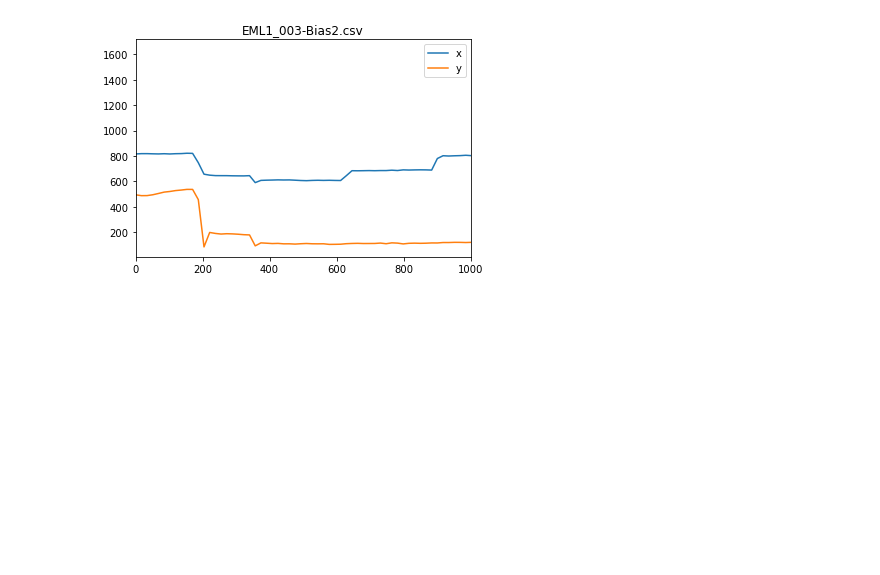
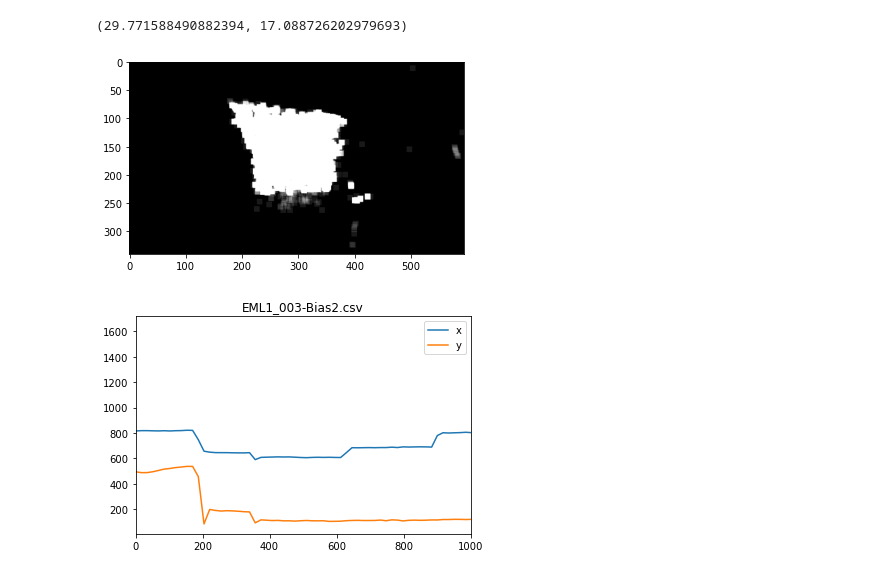
Before and after one commit to rosyvs/DeepGaze, a Jupyter notebook: notebooks/data_loading.ipynb, the cells around one changed output. Drawn from its saved outputs; the diff is of its cells as text; code cells hidden in the pictures; blank space fills up the shorter version.

Commit message:
done with loading data and train code

```diff
--- a/notebooks/data_loading.ipynb
+++ b/notebooks/data_loading.ipynb
@@ -10,7 +11,7 @@ from dataloader import gaze_loader
 # %%
-data_folder = Path("/Users/rickgentry/emotive_lab/eyemind/data")
+data_folder = Path("../data").resolve()
 cols = ['ParticipantID','XAvg','YAvg','event','tSample']
-gaze_df = pd.read_csv(Path(data_folder,"EML1_003.csv"), usecols=cols)
+gaze_df = pd.read_csv(Path(data_folder,Path("sample","EML1_003.csv")), usecols=cols)
 y_df = pd.read_csv(Path(data_folder,"EML1_pageLevel.csv"))
 # %%
 y_df
@@ -51,10 +52,14 @@ y_df[y_df['ParticipantID'] == "EML1_003"]
 | 7879 | EML1_003 | CausalClaims | 7 | NaN | NaN | NaN | NaN | NaN | NaN | NaN | ... |
 # %%
 # Create column to join on
-def combine_event_page(row):
-    return row['Text'] + str(row['PageNum']-1)
+def get_id(row):
+    return f"{row['ParticipantID']}-{row['Text']}{str(row['PageNum']-1)}"
+def get_event_page(row):
+    return f"{row['Text']}{str(row['PageNum']-1)}"
 
-y_df['event_page'] = y_df.apply(lambda row: combine_event_page(row),axis=1)
+y_df['id'] = y_df.apply(lambda row: get_id(row),axis=1)
+# %%
+y_df['event_page'] = y_df.apply(lambda row: get_event_page(row),axis=1)
 # %%
 def convert_to_sample_rate(df,current,target):
     step_size = round(current/target)
@@ -167,6 +144,18 @@ def plot_data(df,event,t_lim=None,x_y_lim=None):
     name = f'{temp_df["ParticipantID"].iloc[0]}-{event}.csv'
     plt.title(name)
     plt.show()
+# %%
+deg_df.loc[deg_df['XAvg'].isna(),'XAvg'] = NA_FLAG
+deg_df.loc[deg_df['YAvg'].isna(),'YAvg'] = NA_FLAG
+signal = deg_df[['XAvg','YAvg']].to_numpy()
+# %%
+deg_lims
+# %% [output]
+(29.771588490882394, 17.088726202979693)
+# %%
+show_signal(signal,screen_width=deg_lims[0],screen_height=deg_lims[1])
+# %% [output]
+[figure, added]
 # %%
 plot_data(res_df,"Bias2",t_lim=(0,1000))
 # %% [output]
```
Also changed, not shown: parts of 36 cells of this notebook, 3 other files.
